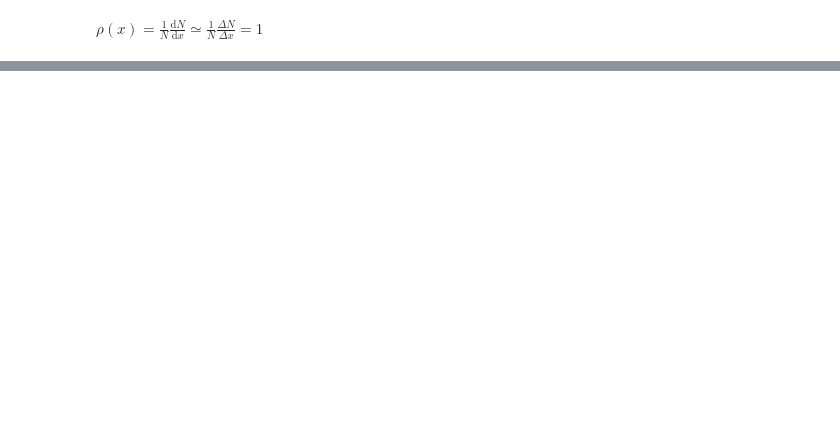
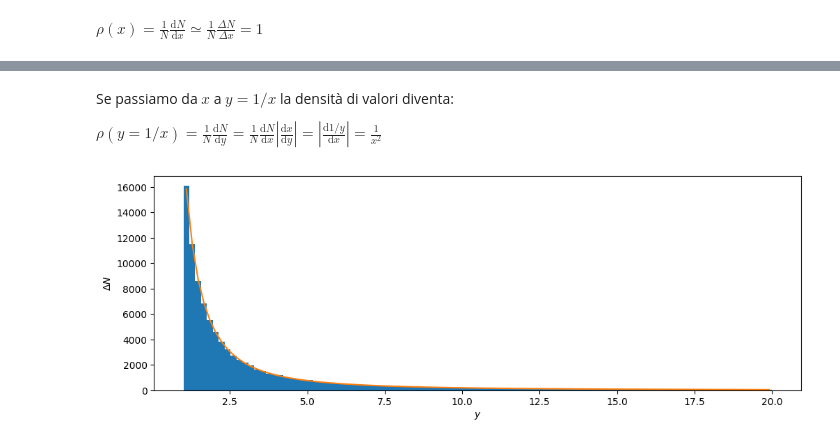
Before and after one commit to lucalista/analisi-dati-2024, a Jupyter notebook: 02.02.00__Generatori_di_numeri_pseudocasuali_in_python.ipynb, the cells around one changed output, grey strips where cells are left out. Cells and saved outputs as stored; diff of their text form; code cells hidden in the pictures; blank space fills up the shorter version.

```diff
--- a/02.02.00__Generatori_di_numeri_pseudocasuali_in_python.ipynb
+++ b/02.02.00__Generatori_di_numeri_pseudocasuali_in_python.ipynb
@@ -188,0 +235,17 @@ $\displaystyle \rho(x)=\frac{1}{N}\frac{\mathrm{d}N}{\mathrm{d}x}\simeq\frac{1}{
+# %% [markdown]
+Se passiamo da $x$ a $y=1/x$ la densità di valori diventa:
+
+$\displaystyle \rho(y=1/x)=\frac{1}{N}\frac{\mathrm{d}N}{\mathrm{d}y}=\frac{1}{N}\frac{\mathrm{d}N}{\mathrm{d}x}\left|\frac{\mathrm{d}x}{\mathrm{d}y}\right| = \left|\frac{\mathrm{d}1/y}{\mathrm{d}x}\right| = \frac{1}{x^2}$
+# %%
+nbins = 100
+fig, ax = plt.subplots(figsize=(12, 4))
+n, bins, patches = ax.hist(1/x, nbins, range=(1,20))
+dy = 19/nbins
+yy = np.linspace(1+dy/2, 20-dy/2, nbins)
+nn = 1/yy**2*nrand*dy
+ax.plot(yy, nn)
+ax.set_xlabel('$y$')
+ax.set_ylabel('$\Delta N$')
+plt.show()
+# %% [output]
+[figure, added]
```
Also changed, not shown: parts of 15 cells of this notebook.
